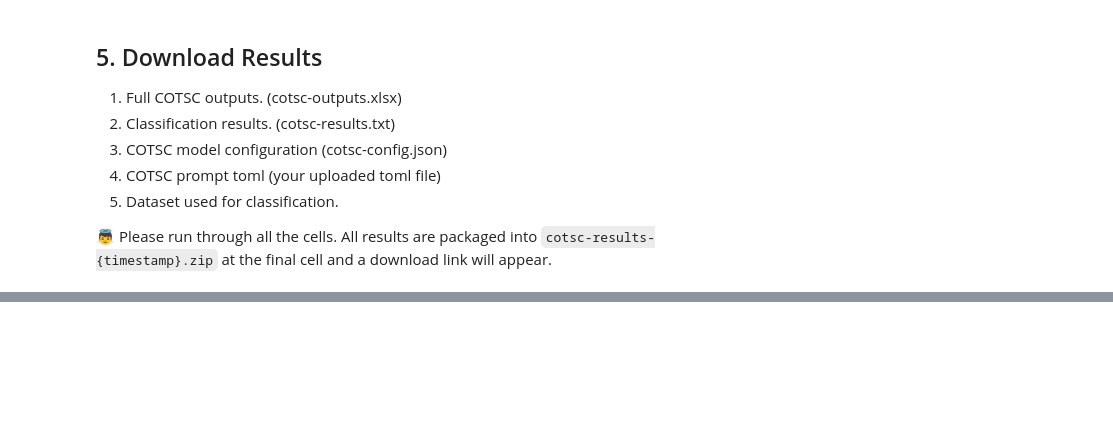
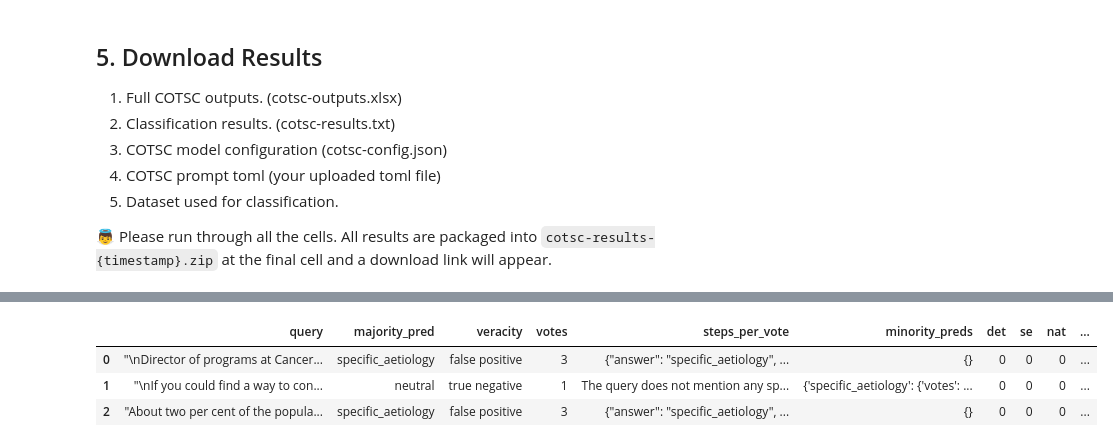
Before and after one commit to Sydney-Informatics-Hub/GEF-Causation-LLMs, a Jupyter notebook: causation-cotsc.ipynb, the cells around one changed output, grey strips where cells are left out. Cells and saved outputs as stored; diff of their text form; code cells hidden in the pictures; blank space fills up the shorter version.

Commit message:
feat(cotsc): Add neutral threshold @1
if minority pred contains neutral, then it is promoted to majority pred.

```diff
--- a/causation-cotsc.ipynb
+++ b/causation-cotsc.ipynb
@@ -438,6 +564,14 @@ for gid, group in formatted_results_df.groupby(by='query'):
             minority_preds[m.clazz] = {'votes': m.votes, 'steps_per_vote': m.steps}
     else:
         best = group.iloc[0]
+
+    # thresholding: neutral@1 09.Oct.23
+    if 'neutral' in minority_preds.keys() and minority_preds.get('neutral').get('votes') >= 1:
+        minority_preds[best.clazz] = {'votes': best.votes, 'steps_per_vote': '\n\n'.join(best.completions)}
+        best.clazz = 'neutral'
+        best.votes = minority_preds.get('neutral').get('votes')
+        best.completions = minority_preds.get('neutral').get('steps_per_vote')
+        del minority_preds['neutral']
 
     # veracity
     if len(_targets) > 1:
@@ -462,33 +596,38 @@ for gid, group in formatted_results_df.groupby(by='query'):
         elif pred == 'neutral' and target in clazzes and target in cotsc.classes:
             veracity = 'false negative'
         elif pred != target and pred in clazzes and target in clazzes and target not in cotsc.classes:
             veracity = 'unsupported classification'
         elif pred != target and pred in clazzes and target in clazzes:  # when > 1 bias in cotsc
             veracity = 'incorrect bias'
         else:
             pred_chunks = set(p.strip() for p in  pred.split(","))
             if target in pred_chunks:
                 veracity = "malformed but partially correct"
             else:
                 veracity = "malformed and incorrect"
 
     row = Row(query=best.query,
               majority_pred=best.clazz,
               veracity=veracity,
               votes=best.votes,
               steps_per_vote='\n\n'.join(best.completions),
               minority_preds=minority_preds,
               det=best.determinism,
               se=best.specific_aetiology,
               nat=best.naturalness,
               hom=best.homogeneity,
               neutral= best.neutral,
               raw_outputs=best.completions,
              )
     rows.append(row)
 
 formatted_results_df = pd.DataFrame(rows)
 formatted_results_df.head(3)
+# %% [output]
+|  | query | majority_pred | veracity | votes | steps_per_vote | minority_preds | det | se | nat | ... |
+| 0 | "\nDirector of programs at Cancer... | specific_aetiology | false positive | 3 | {"answer": "specific_aetiology", ... | {} | 0 | 0 | 0 | ... |
+| 1 | "\nIf you could find a way to con... | neutral | true negative | 1 | The query does not mention any sp... | {'specific_aetiology': {'votes': ... | 0 | 0 | 0 | ... |
+| 2 | "About two per cent of the popula... | specific_aetiology | false positive | 3 | {"answer": "specific_aetiology", ... | {} | 0 | 0 | 0 | ... |
 # %%
 # File 1: classification outputs
 path = dir_.joinpath('cotsc-outputs.xlsx')
```
Also changed, not shown: parts of 27 cells of this notebook.
